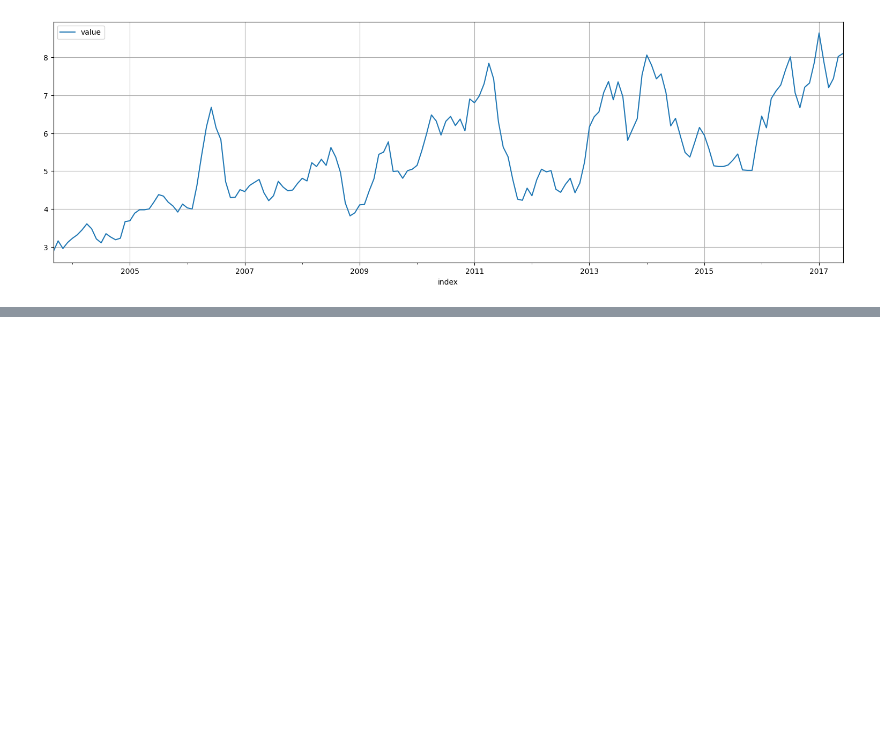
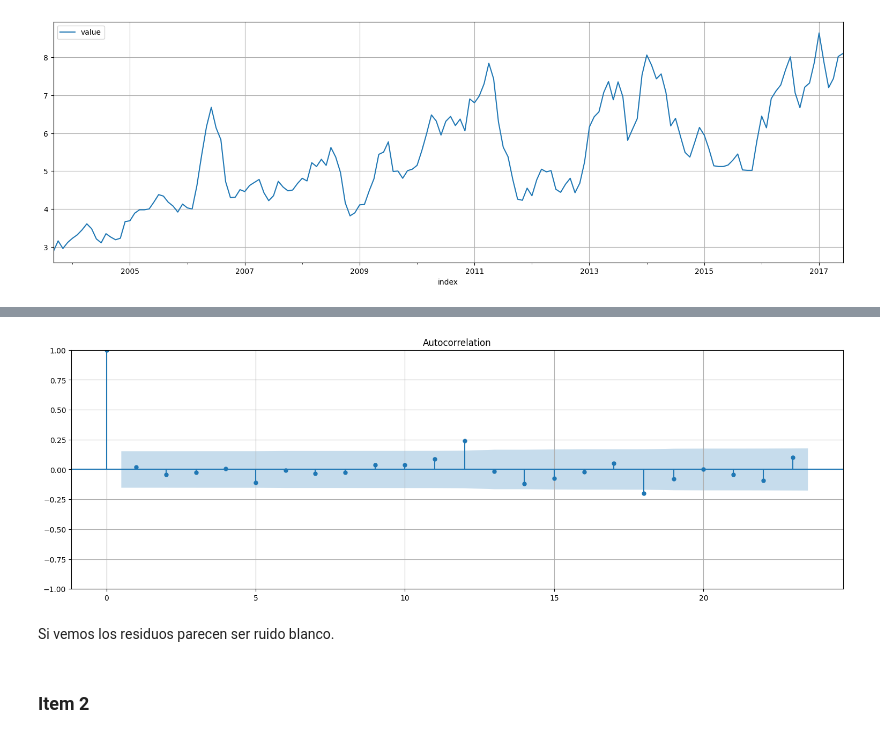
Before and after one commit to aferragu/curso_series_temporales, a Jupyter notebook: 3- Modelos ARMA y ARIMA/Modelos autorregresivos y autocorrelacion parcial.ipynb, the cells around one changed output, grey strips where cells are left out. Saved outputs shown, nothing was run; the diff lists cells and outputs as text; code cells hidden in the pictures; blank space fills up the shorter version.

```diff
--- a/3- Modelos ARMA y ARIMA/Modelos autorregresivos y autocorrelacion parcial.ipynb
+++ b/3- Modelos ARMA y ARIMA/Modelos autorregresivos y autocorrelacion parcial.ipynb
@@ -669,0 +726,8 @@ salmon.plot();
+# %%
+plot_acf(residuo);
+# %% [output]
+[figure, added]
+# %% [markdown]
+Si vemos los residuos parecen ser ruido blanco.
+# %% [markdown]
+### Item 2
```
Also changed, not shown: parts of 45 cells of this notebook.
